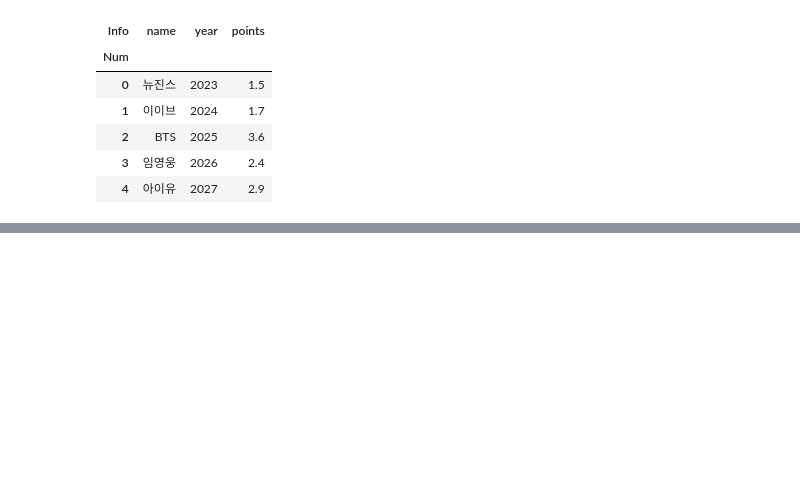
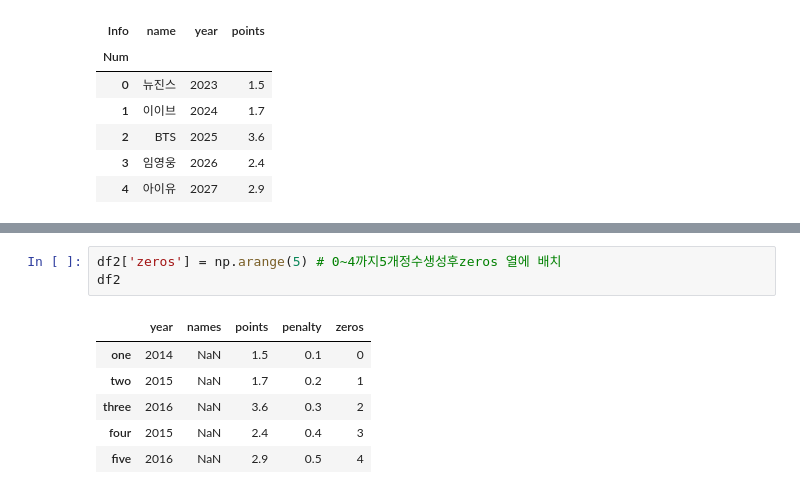
Before and after one commit to bhj8286/Data-mining, a Jupyter notebook: 수업 실습/데이터_마이닝_3월_13일.ipynb, the cells around one changed output, grey strips where cells are left out. Drawn from its saved outputs; the diff is of its cells as text; blank space fills up the shorter version.

```diff
--- a/수업 실습/데이터_마이닝_3월_13일.ipynb
+++ b/수업 실습/데이터_마이닝_3월_13일.ipynb
@@ -112,0 +196,10 @@ df
+# %%
+df2['zeros'] = np.arange(5) # 0~4까지5개정수생성후zeros 열에 배치
+df2
+# %% [output]
+|  | year | names | points | penalty | zeros |
+| one | 2014 | NaN | 1.5 | 0.1 | 0 |
+| two | 2015 | NaN | 1.7 | 0.2 | 1 |
+| three | 2016 | NaN | 3.6 | 0.3 | 2 |
+| four | 2015 | NaN | 2.4 | 0.4 | 3 |
+| five | 2016 | NaN | 2.9 | 0.5 | 4 |
```
Also changed, not shown: parts of 10 cells of this notebook.
